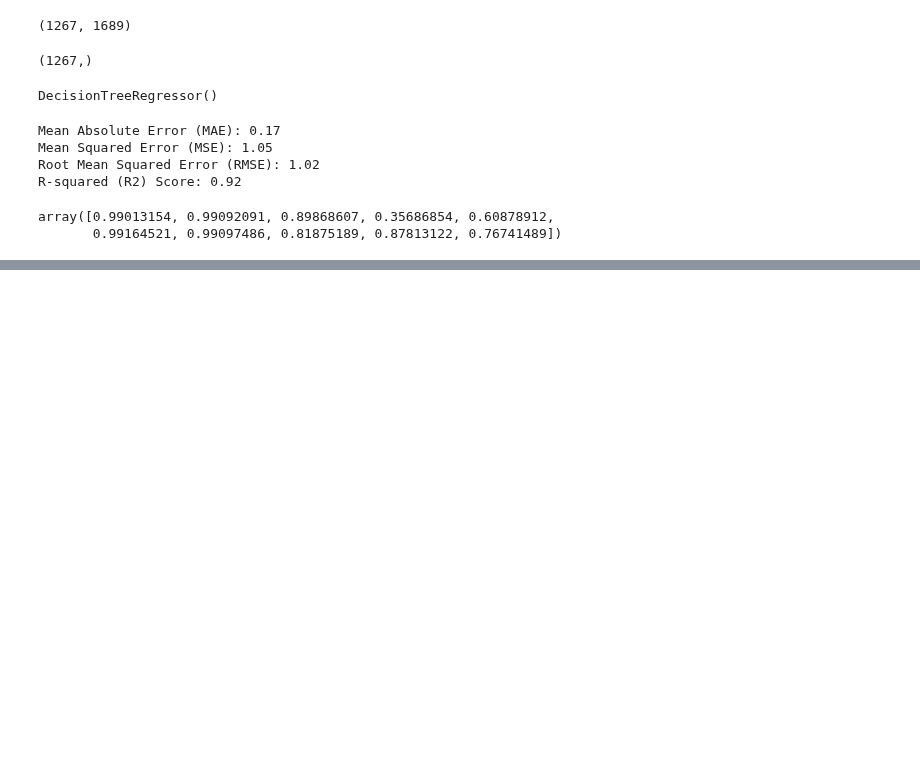
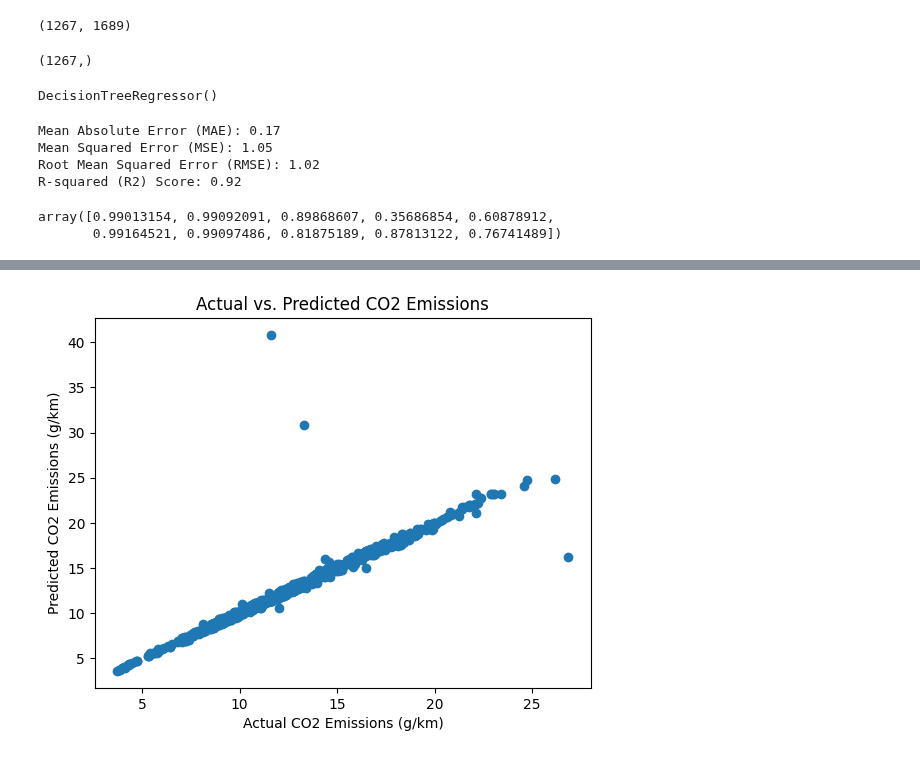
Before and after one commit to shangeethAlex/fdm_ml_project, a Jupyter notebook: notebook/model_algorithems/decision_tree.ipynb, the cells around one changed output, grey strips where cells are left out. Cells and saved outputs as stored; diff of their text form; code cells hidden in the pictures; blank space fills up the shorter version.

```diff
--- a/notebook/model_algorithems/decision_tree.ipynb
+++ b/notebook/model_algorithems/decision_tree.ipynb
@@ -170,0 +178,12 @@ predection.head()
+# %%
+import matplotlib.pyplot as plt
+
+
+# Create a scatter plot with accurate labels
+plt.scatter(y_test, y_pred)
+plt.xlabel("Actual CO2 Emissions (g/km)")
+plt.ylabel("Predicted CO2 Emissions (g/km)")
+plt.title("Actual vs. Predicted CO2 Emissions")
+plt.show()
+# %% [output]
+[figure, added]
```
Also changed, not shown: parts of 1 cell of this notebook.
